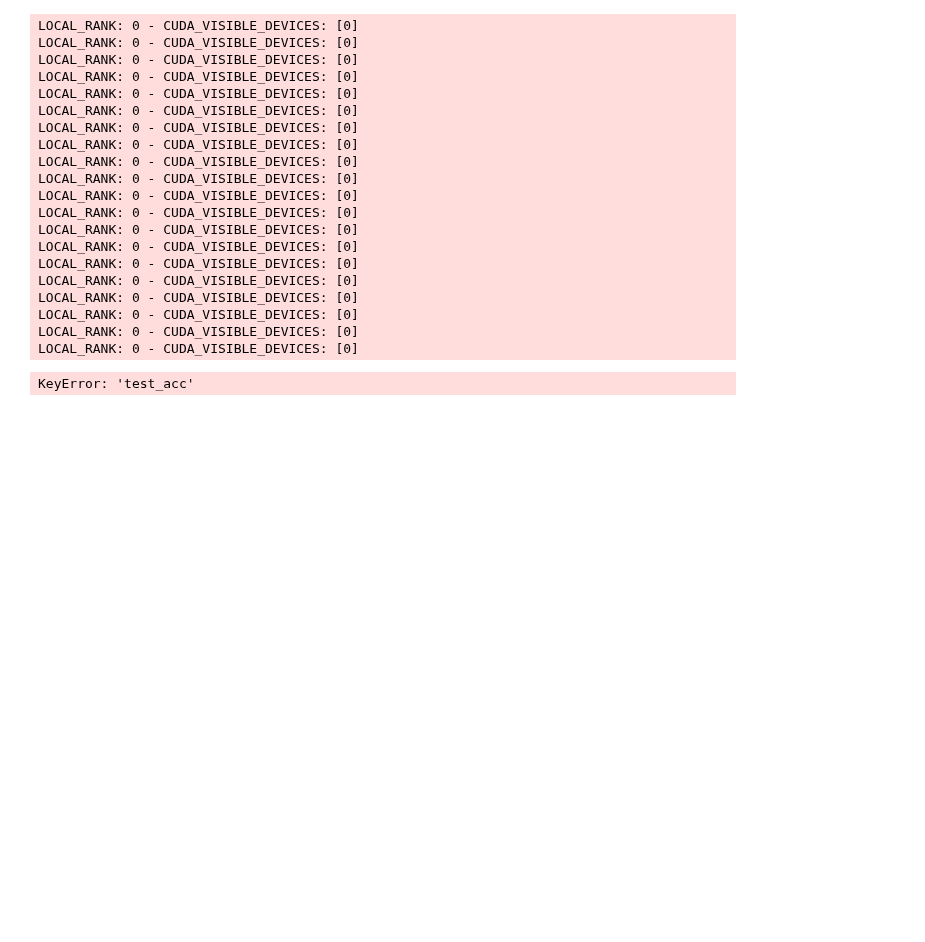
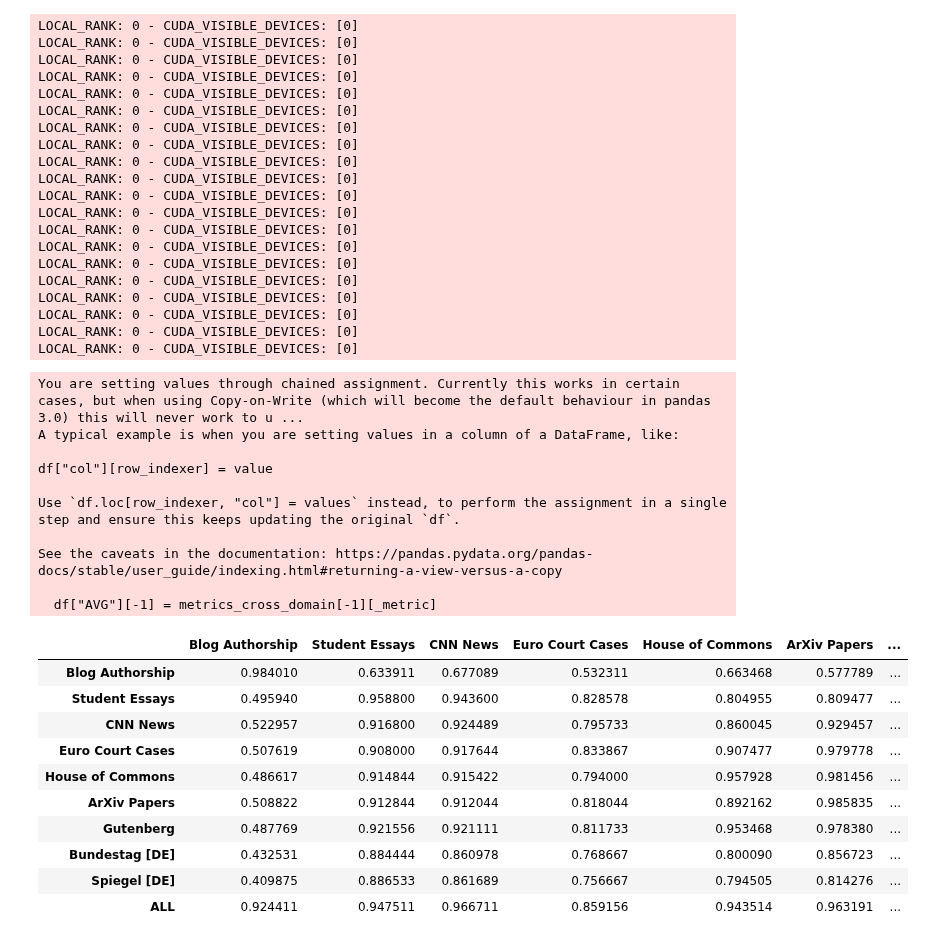
Before and after one commit to TheItCrOw/PrismAI, a Jupyter notebook: src/train_prismai_fulltext.ipynb, the cells around one changed output. Saved outputs shown, nothing was run; the diff lists cells and outputs as text; code cells hidden in the pictures; blank space fills up the shorter version.

```diff
--- a/src/train_prismai_fulltext.ipynb
+++ b/src/train_prismai_fulltext.ipynb
@@ -517,24 +621,44 @@ def df_to_latex_heatmap(_df: pd.DataFrame):
         + "}"
     )
 # %%
-# _metric = "test_roc_auc"
-_metric = "test_acc"
+_metric = "test_roc_auc"
+# _metric = "test_acc@best"
 
 results = []
 for domain in domains:
     results.append(
         [
             results_in_domain[domain]["metrics"][i][_metric]
             for i in range(len(domains))
         ]
     )
 results.append([m[_metric] for m in metrics_cross_domain[:len(domains)]])
 
-df = pd.DataFrame(results, columns=domains, index=list(domains) + ["ALL"])
+df = pd.DataFrame(results, columns=list(domains), index=list(domains) + ["ALL"])
 df["AVG"] = df.mean(axis=1)
 df["AVG"][-1] = metrics_cross_domain[-1][_metric]
 df
 # %% [output]
-KeyError: 'test_acc'
+You are setting values through chained assignment. Currently this works in certain cases, but when using Copy-on-Write (which will become the default behaviour in pandas 3.0) this will never work to u ...
+A typical example is when you are setting values in a column of a DataFrame, like:
+
+df["col"][row_indexer] = value
+
+Use `df.loc[row_indexer, "col"] = values` instead, to perform the assignment in a single step and ensure this keeps updating the original `df`.
+
+See the caveats in the documentation: https://pandas.pydata.org/pandas-docs/stable/user_guide/indexing.html#returning-a-view-versus-a-copy
+
+  df["AVG"][-1] = metrics_cross_domain[-1][_metric]
+|  | Blog Authorship | Student Essays | CNN News | Euro Court Cases | House of Commons | ArXiv Papers | ... |
+| Blog Authorship | 0.984010 | 0.633911 | 0.677089 | 0.532311 | 0.663468 | 0.577789 | ... |
+| Student Essays | 0.495940 | 0.958800 | 0.943600 | 0.828578 | 0.804955 | 0.809477 | ... |
+| CNN News | 0.522957 | 0.916800 | 0.924489 | 0.795733 | 0.860045 | 0.929457 | ... |
+| Euro Court Cases | 0.507619 | 0.908000 | 0.917644 | 0.833867 | 0.907477 | 0.979778 | ... |
+| House of Commons | 0.486617 | 0.914844 | 0.915422 | 0.794000 | 0.957928 | 0.981456 | ... |
+| ArXiv Papers | 0.508822 | 0.912844 | 0.912044 | 0.818044 | 0.892162 | 0.985835 | ... |
+| Gutenberg | 0.487769 | 0.921556 | 0.921111 | 0.811733 | 0.953468 | 0.978380 | ... |
+| Bundestag [DE] | 0.432531 | 0.884444 | 0.860978 | 0.768667 | 0.800090 | 0.856723 | ... |
+| Spiegel [DE] | 0.409875 | 0.886533 | 0.861689 | 0.756667 | 0.794505 | 0.814276 | ... |
+| ALL | 0.924411 | 0.947511 | 0.966711 | 0.859156 | 0.943514 | 0.963191 | ... |
 # %%
 df_to_latex_heatmap(df)
```
Also changed, not shown: parts of 33 cells of this notebook, 2 other files.
